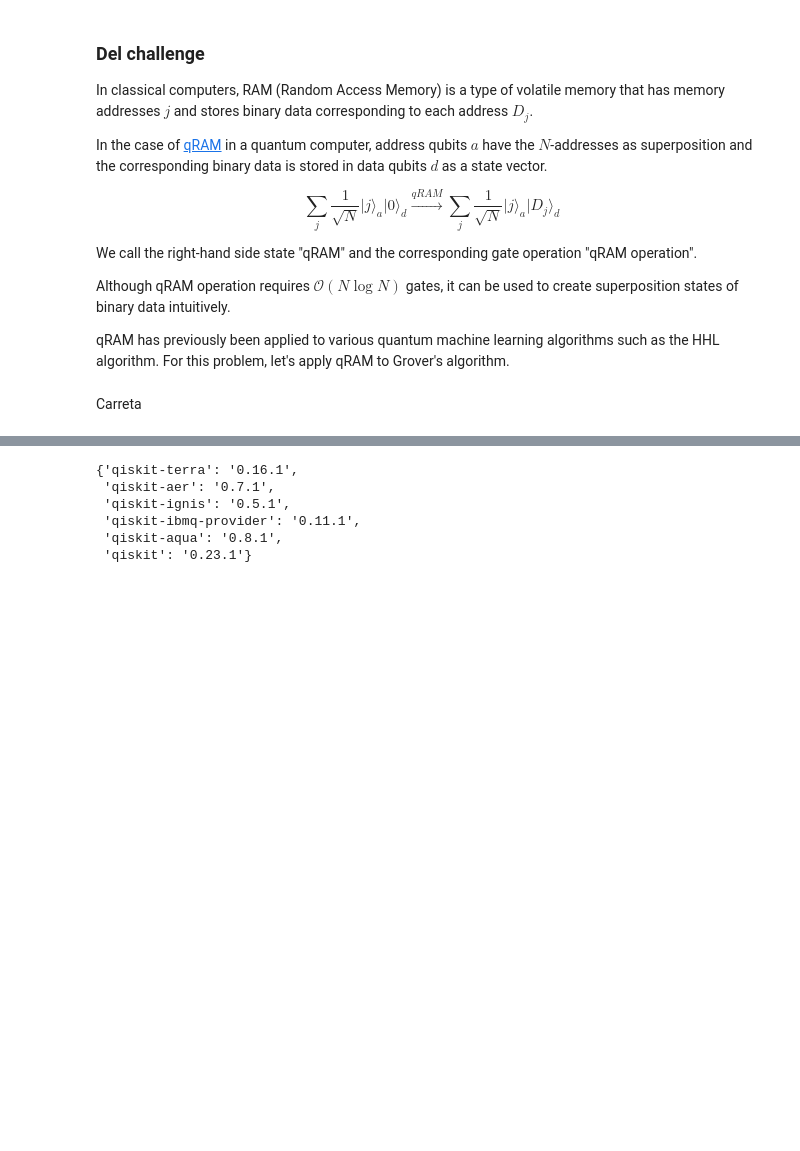
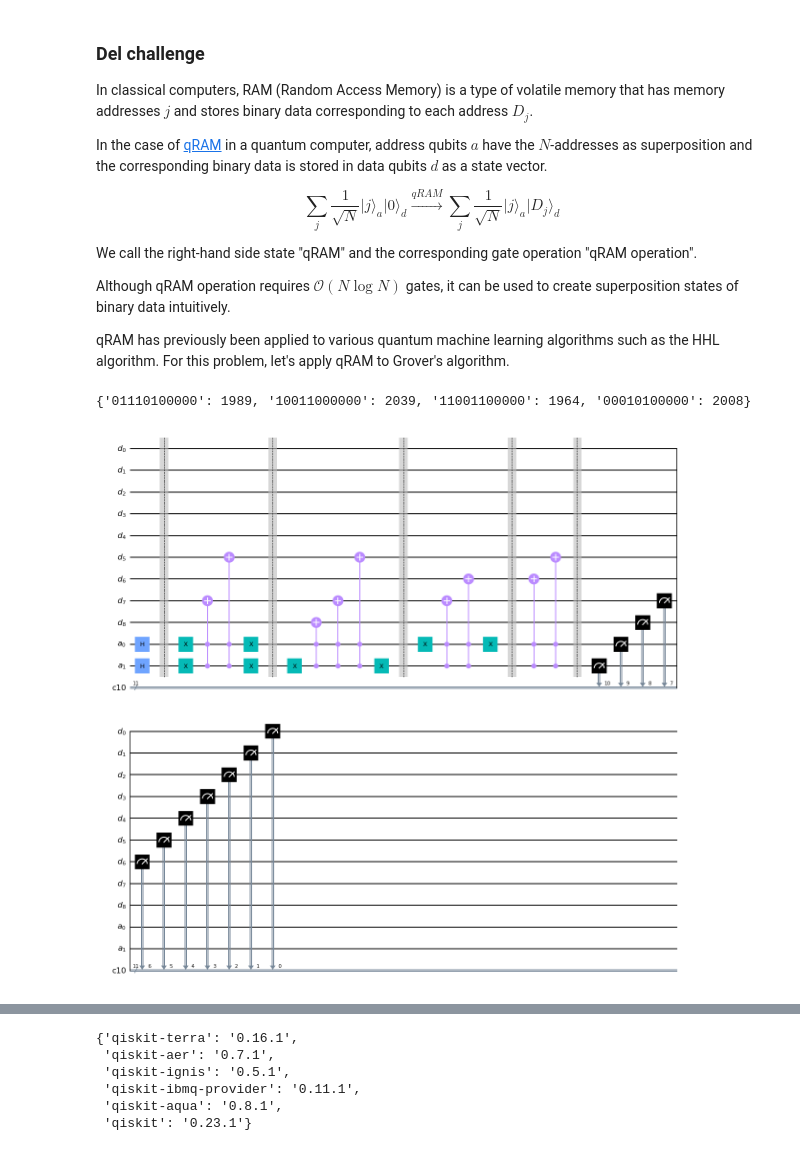
Before and after one commit to jpvanegasc/QCPresentation, a Jupyter notebook: Presentation.ipynb, the cells around one changed output, grey strips where cells are left out. Drawn from its saved outputs; the diff is of its cells as text; code cells hidden in the pictures; blank space fills up the shorter version.

```diff
--- a/Presentation.ipynb
+++ b/Presentation.ipynb
@@ -486,7 +486,7 @@ Although qRAM operation requires $\mathcal{O}(N\log N)$ gates, it can be used to
 
 qRAM has previously been applied to various quantum machine learning algorithms such as the HHL algorithm. For this problem, let's apply qRAM to Grover's algorithm.
 # %%
-def bin_string(i, n=4):
+def bin_string(i, n=2):
     add = bin(i)[2:]
     add = '0'*(n-len(add)) + add
     return add
@@ -500,39 +500,38 @@ qc = QuantumCircuit(address,data,c)
 qc.h(address[:])
 qc.barrier()
 
-for i, puzzle in enumerate(problem_set):
+for i, puzzle in enumerate(lo4):
     add = bin_string(i)
     for j, d in enumerate(add):
         if d == '0':
             qc.x(address[j])
 
-    for k, tile in enumerate(index_to_board(puzzle)):
+    for k, tile in enumerate(puzzle):
         if tile == 1:
             qc.mct(address[:], data[k], mode='noancilla')
 
     for j, d in enumerate(add):
         if d == '0':
             qc.x(address[j])
 
     qc.barrier()
 
 
 
 #Check the qRAM　status
-qc.measure(address[0:4], c[0:4])
-qc.measure(data[0:16], c[4:20])
+qc.measure(address[0:2], c[0:2])
+qc.measure(data[:], c[2:])
 
 # Reverse the output string.
 qc = qc.reverse_bits()
 
-#backend = provider.get_backend('ibmq_qasm_simulator')
 backend = Aer.get_backend('qasm_simulator')
-job = execute(qc, backend=backend, shots=8000, seed_simulator=12345, backend_options={"fusion_enable":True})
-#job = execute(qc, backend=backend, shots=8192)
+job = execute(qc, backend=backend, shots=8000, seed_simulator=12345, fusion_enable=True)
 result = job.result()
 count =result.get_counts()
 print(count)
 
 qc.draw(output='mpl')
+# %% [output]
+{'01110100000': 1989, '10011000000': 2039, '11001100000': 1964, '00010100000': 2008}
+[figure, added]
-# %% [markdown]
-Carreta
```
Also changed, not shown: parts of 19 cells of this notebook, 2 other files.
